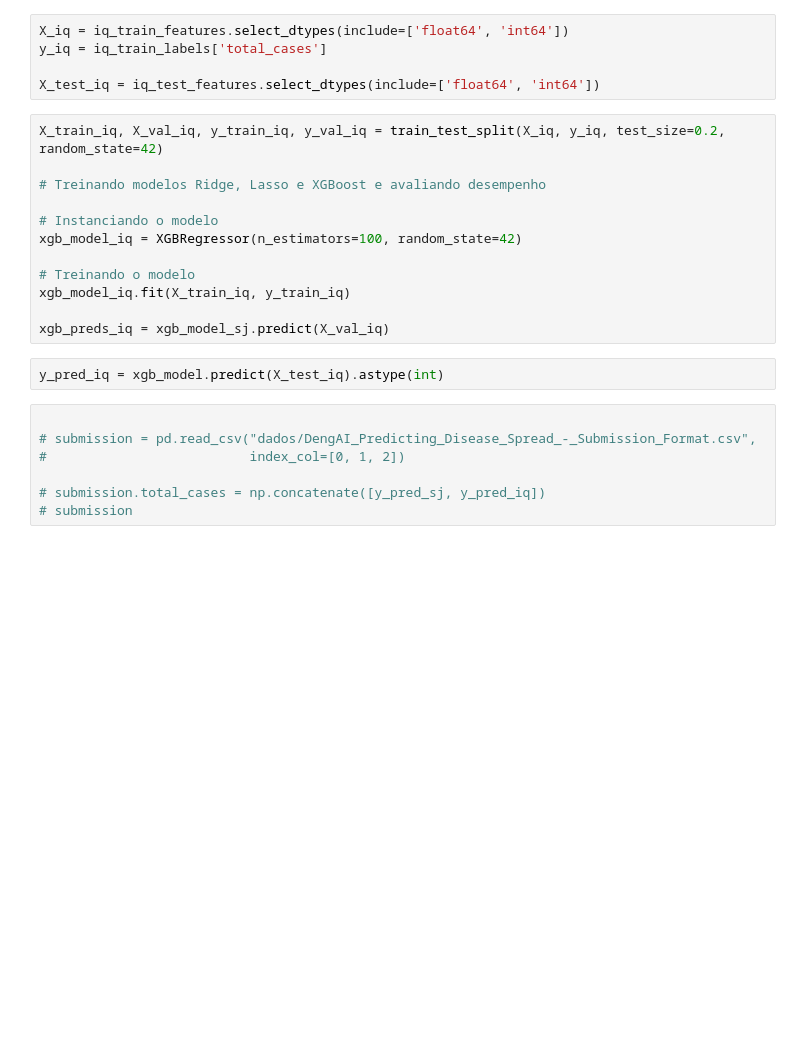
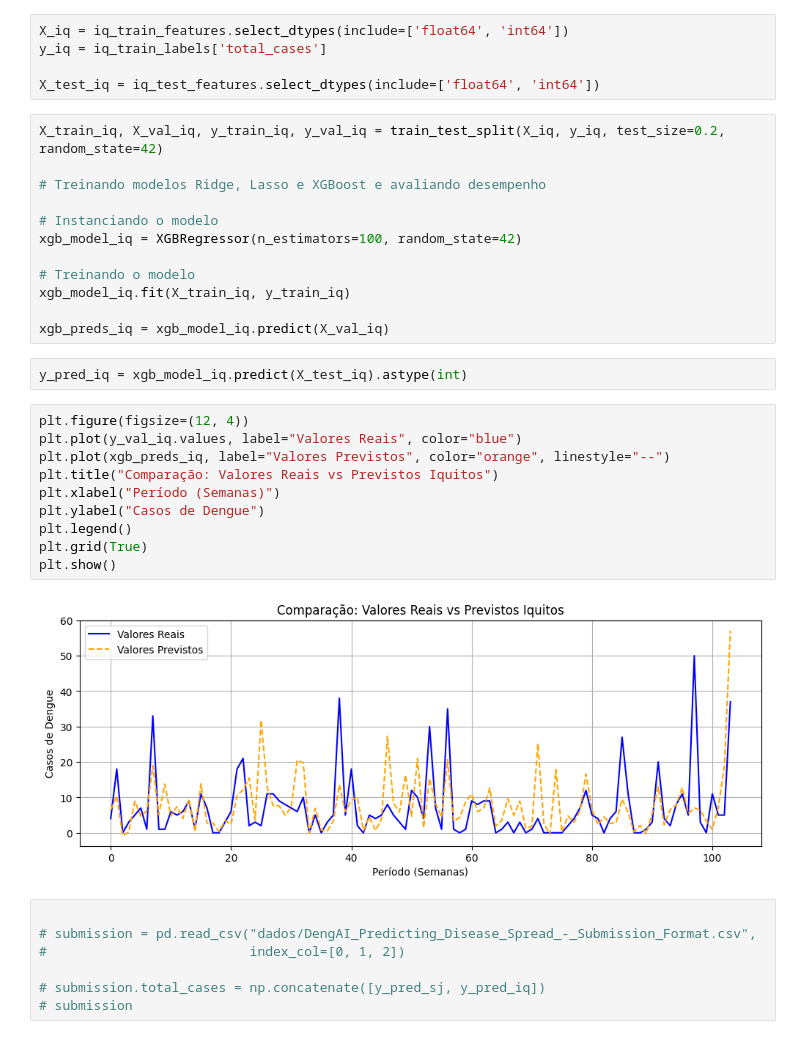
Before and after one commit to zibia-cunha/DengAI_Predicting_MachineLearnII, a Jupyter notebook: dengAI_project.ipynb, the cells around one changed output. Saved outputs shown, nothing was run; the diff lists cells and outputs as text; blank space fills up the shorter version.

```diff
--- a/dengAI_project.ipynb
+++ b/dengAI_project.ipynb
@@ -793,9 +795,21 @@ xgb_model_iq = XGBRegressor(n_estimators=100, random_state=42)
 # Treinando o modelo
 xgb_model_iq.fit(X_train_iq, y_train_iq)
 
-xgb_preds_iq = xgb_model_sj.predict(X_val_iq)
+xgb_preds_iq = xgb_model_iq.predict(X_val_iq)
 # %%
-y_pred_iq = xgb_model.predict(X_test_iq).astype(int)
+y_pred_iq = xgb_model_iq.predict(X_test_iq).astype(int)
+# %%
+plt.figure(figsize=(12, 4))
+plt.plot(y_val_iq.values, label="Valores Reais", color="blue")
+plt.plot(xgb_preds_iq, label="Valores Previstos", color="orange", linestyle="--")
+plt.title("Comparação: Valores Reais vs Previstos Iquitos")
+plt.xlabel("Período (Semanas)")
+plt.ylabel("Casos de Dengue")
+plt.legend()
+plt.grid(True)
+plt.show()
+# %% [output]
+[figure, added]
 # %%
 
 # submission = pd.read_csv("dados/DengAI_Predicting_Disease_Spread_-_Submission_Format.csv",
```
Also changed, not shown: parts of 5 cells of this notebook, 1 other file.
